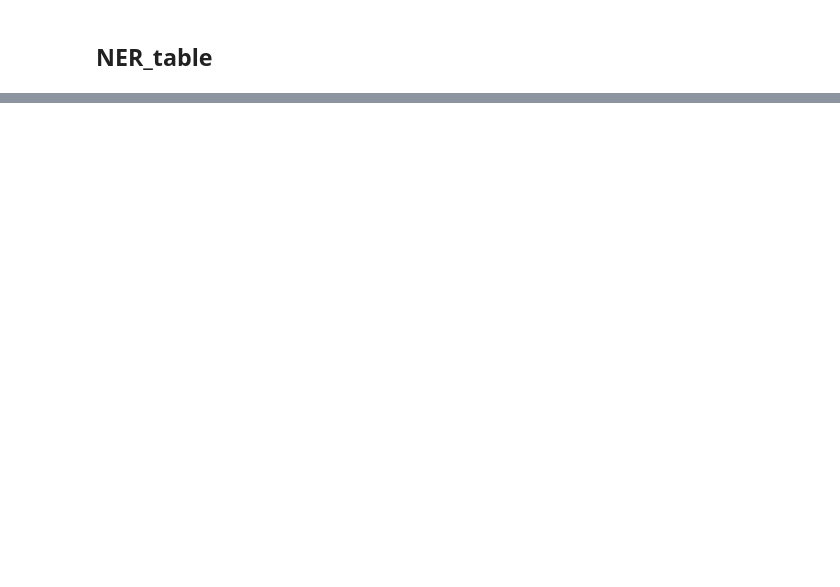
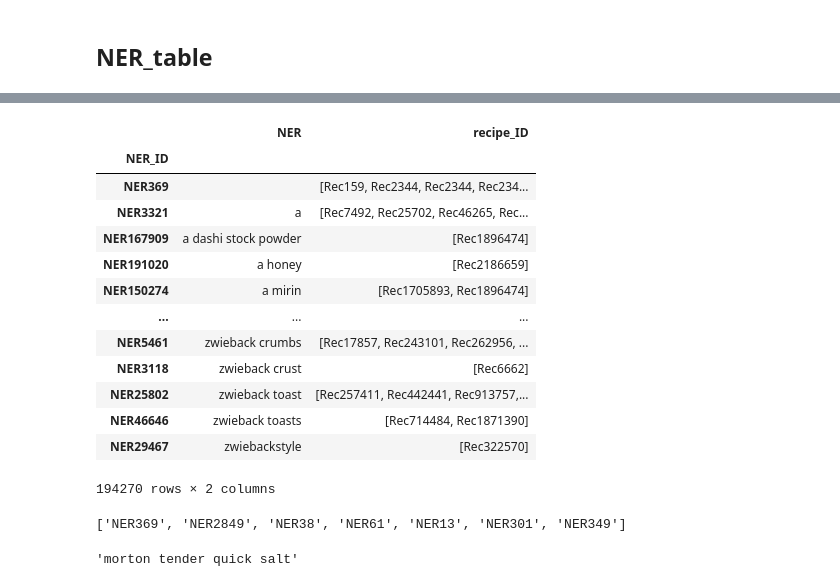
Before and after one commit to BehzadBarati/Ingredient-Maps, a Jupyter notebook: Food_Recipes_RecipeNLG.ipynb, the cells around one changed output, grey strips where cells are left out. Cells and saved outputs as stored; diff of their text form; code cells hidden in the pictures; blank space fills up the shorter version.

```diff
--- a/Food_Recipes_RecipeNLG.ipynb
+++ b/Food_Recipes_RecipeNLG.ipynb
@@ -209,0 +251,25 @@ NER_table.head(50)
+# %%
+NER_table.sort_values(by=['NER'])
+# %% [output]
+|  | NER | recipe_ID |
+| NER_ID |  |  |
+| NER369 |  | [Rec159, Rec2344, Rec2344, Rec234... |
+| NER3321 | a | [Rec7492, Rec25702, Rec46265, Rec... |
+| NER167909 | a dashi stock powder | [Rec1896474] |
+| NER191020 | a honey | [Rec2186659] |
+| NER150274 | a mirin | [Rec1705893, Rec1896474] |
+| ... | ... | ... |
+| NER5461 | zwieback crumbs | [Rec17857, Rec243101, Rec262956, ... |
+| NER3118 | zwieback crust | [Rec6662] |
+| NER25802 | zwieback toast | [Rec257411, Rec442441, Rec913757,... |
+| NER46646 | zwieback toasts | [Rec714484, Rec1871390] |
+| NER29467 | zwiebackstyle | [Rec322570] |
+194270 rows × 2 columns
+# %%
+recipe_table.loc[45774]['NER']
+# %% [output]
+['NER369', 'NER2849', 'NER38', 'NER61', 'NER13', 'NER301', 'NER349']
+# %%
+NER_table.loc['NER1617']['NER']
+# %% [output]
+'morton tender quick salt'
```
Also changed, not shown: parts of 27 cells of this notebook.
